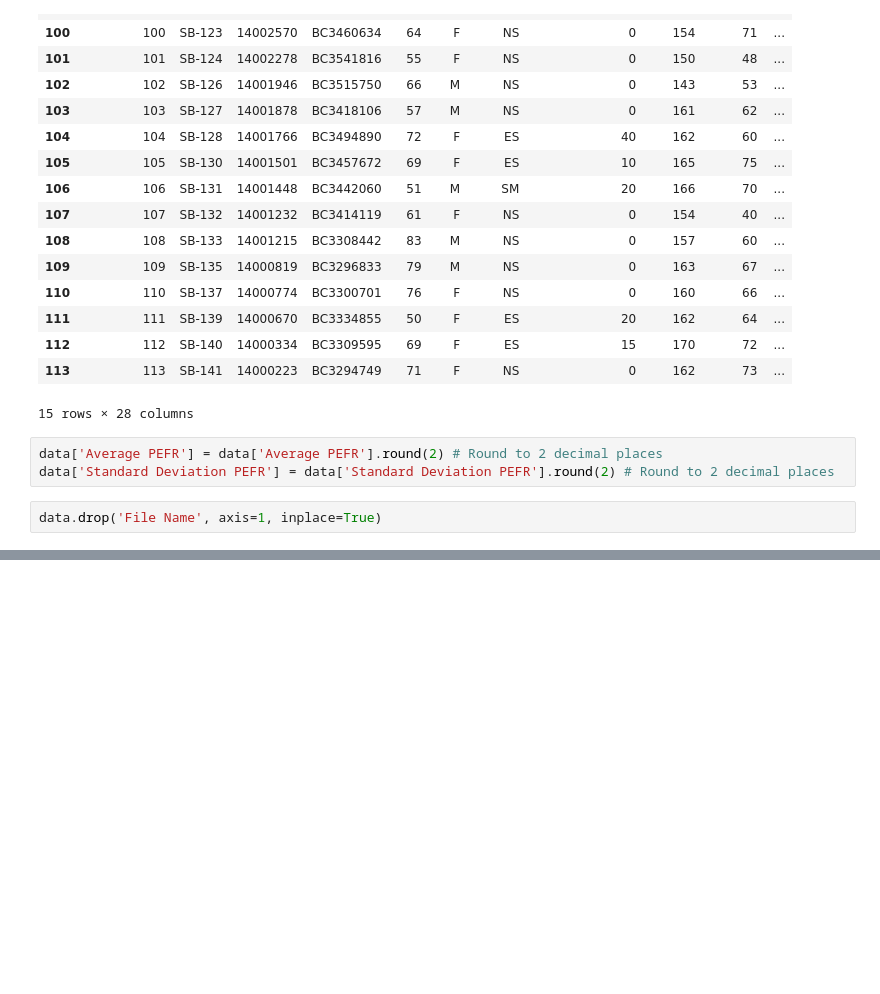
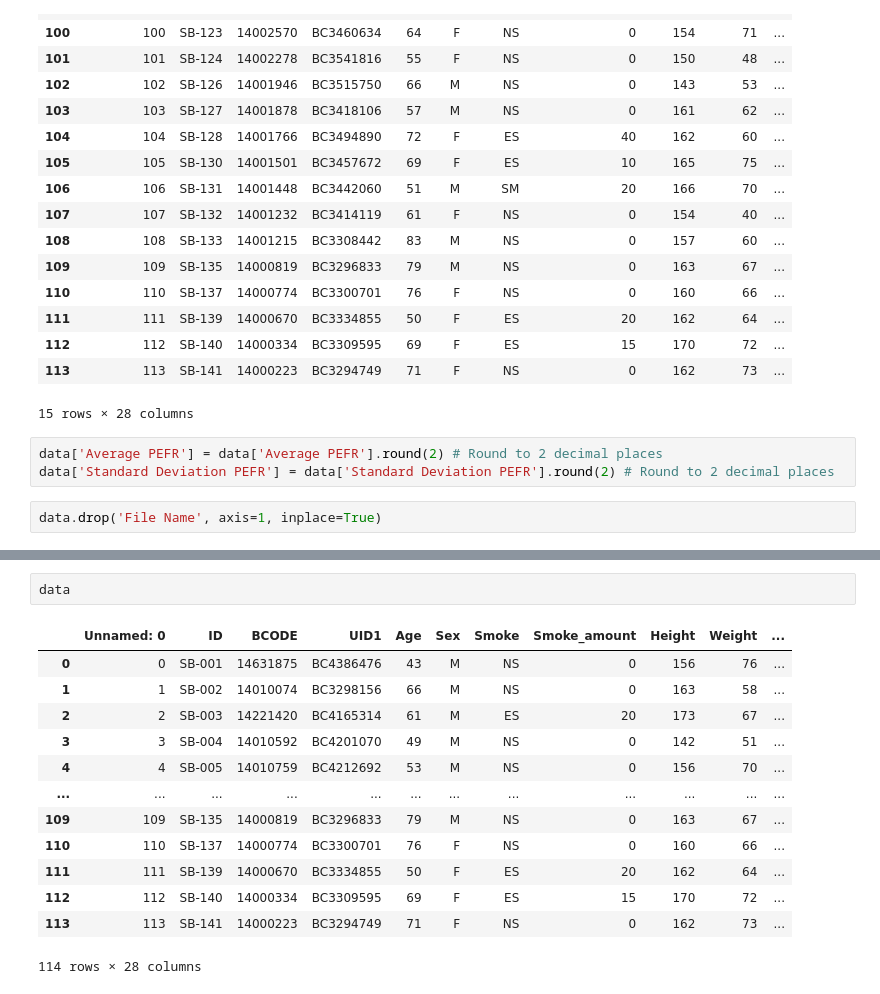
Before and after one commit to Keerthana2001-ops/Data-Science-project, a Jupyter notebook: Preprocessing.ipynb, the cells around one changed output, grey strips where cells are left out. Saved outputs shown, nothing was run; the diff lists cells and outputs as text; blank space fills up the shorter version.

```diff
--- a/Preprocessing.ipynb
+++ b/Preprocessing.ipynb
@@ -1098,0 +1153,16 @@ files.download('/content/drive/My Drive/Patient data individual/2024-Data/CSV_Fi
+# %%
+data
+# %% [output]
+|  | Unnamed: 0 | ID | BCODE | UID1 | Age | Sex | Smoke | Smoke_amount | Height | Weight | ... |
+| 0 | 0 | SB-001 | 14631875 | BC4386476 | 43 | M | NS | 0 | 156 | 76 | ... |
+| 1 | 1 | SB-002 | 14010074 | BC3298156 | 66 | M | NS | 0 | 163 | 58 | ... |
+| 2 | 2 | SB-003 | 14221420 | BC4165314 | 61 | M | ES | 20 | 173 | 67 | ... |
+| 3 | 3 | SB-004 | 14010592 | BC4201070 | 49 | M | NS | 0 | 142 | 51 | ... |
+| 4 | 4 | SB-005 | 14010759 | BC4212692 | 53 | M | NS | 0 | 156 | 70 | ... |
+| ... | ... | ... | ... | ... | ... | ... | ... | ... | ... | ... | ... |
+| 109 | 109 | SB-135 | 14000819 | BC3296833 | 79 | M | NS | 0 | 163 | 67 | ... |
+| 110 | 110 | SB-137 | 14000774 | BC3300701 | 76 | F | NS | 0 | 160 | 66 | ... |
+| 111 | 111 | SB-139 | 14000670 | BC3334855 | 50 | F | ES | 20 | 162 | 64 | ... |
+| 112 | 112 | SB-140 | 14000334 | BC3309595 | 69 | F | ES | 15 | 170 | 72 | ... |
+| 113 | 113 | SB-141 | 14000223 | BC3294749 | 71 | F | NS | 0 | 162 | 73 | ... |
+114 rows × 28 columns
```
Also changed, not shown: parts of 7 cells of this notebook.
